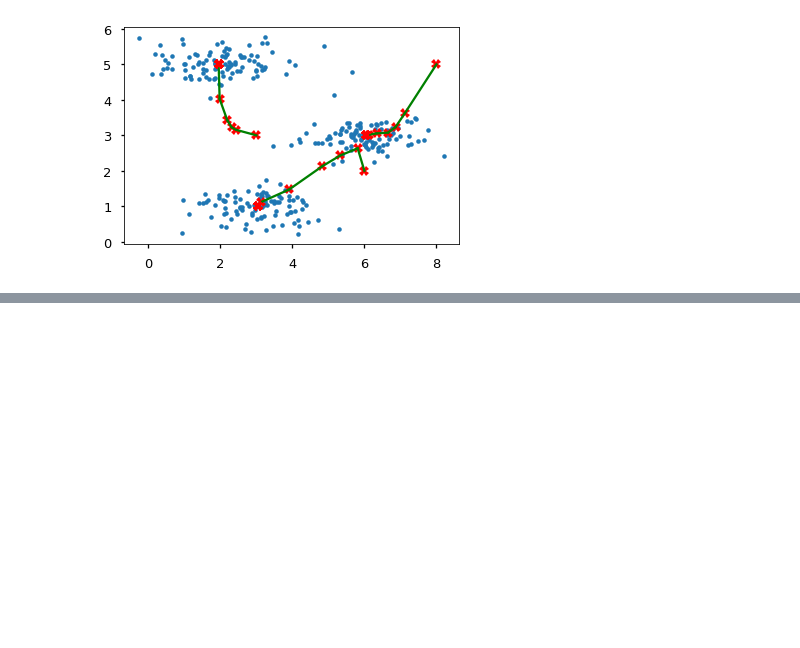
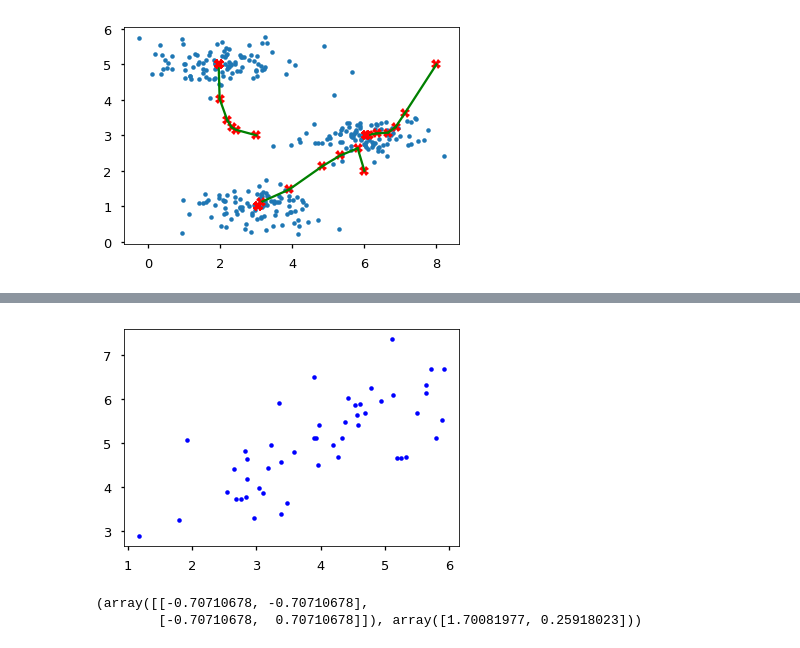
Before and after one commit to iamcuigang/ipy_sci, a Jupyter notebook: ML_AndrewNg/ex7.ipynb, the cells around one changed output, grey strips where cells are left out. Drawn from its saved outputs; the diff is of its cells as text; code cells hidden in the pictures; blank space fills up the shorter version.

```diff
--- a/ML_AndrewNg/ex7.ipynb
+++ b/ML_AndrewNg/ex7.ipynb
@@ -97,0 +141,6 @@ centroids, idx = runkMeans(X, initial_centroids, max_iters)
+# %%
+X = data['X']
+# %%
+plt.plot(X[:, 0], X[:, 1], 'b.');
+# %% [output]
+[figure, added]
@@ -97,0 +161,6 @@ centroids, idx = runkMeans(X, initial_centroids, max_iters)
+# %%
+X_norm, mu, sigma = featureNormalize(X)
+pca(X_norm)
+# %% [output]
+(array([[-0.70710678, -0.70710678],
+        [-0.70710678,  0.70710678]]), array([1.70081977, 0.25918023]))
```
Also changed, not shown: parts of 14 cells of this notebook, 5 other files.
